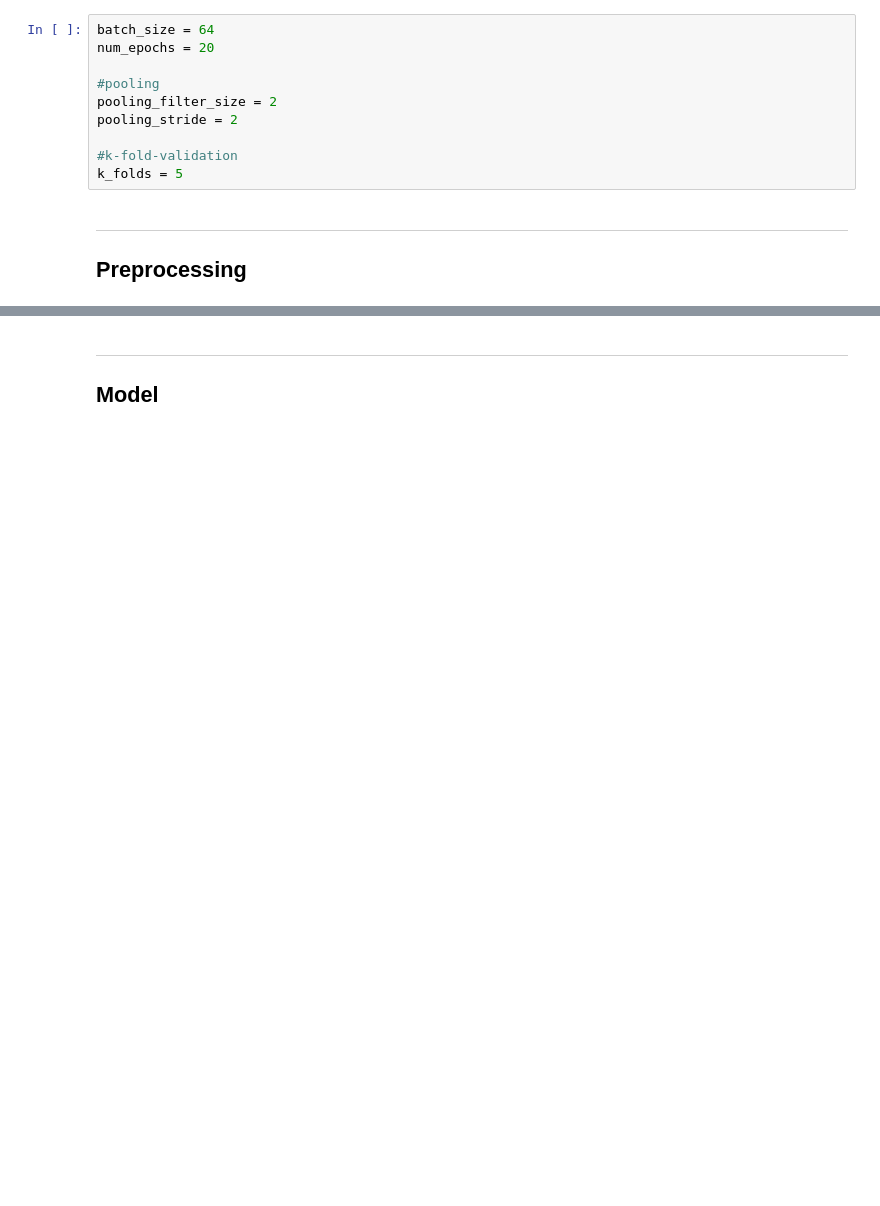
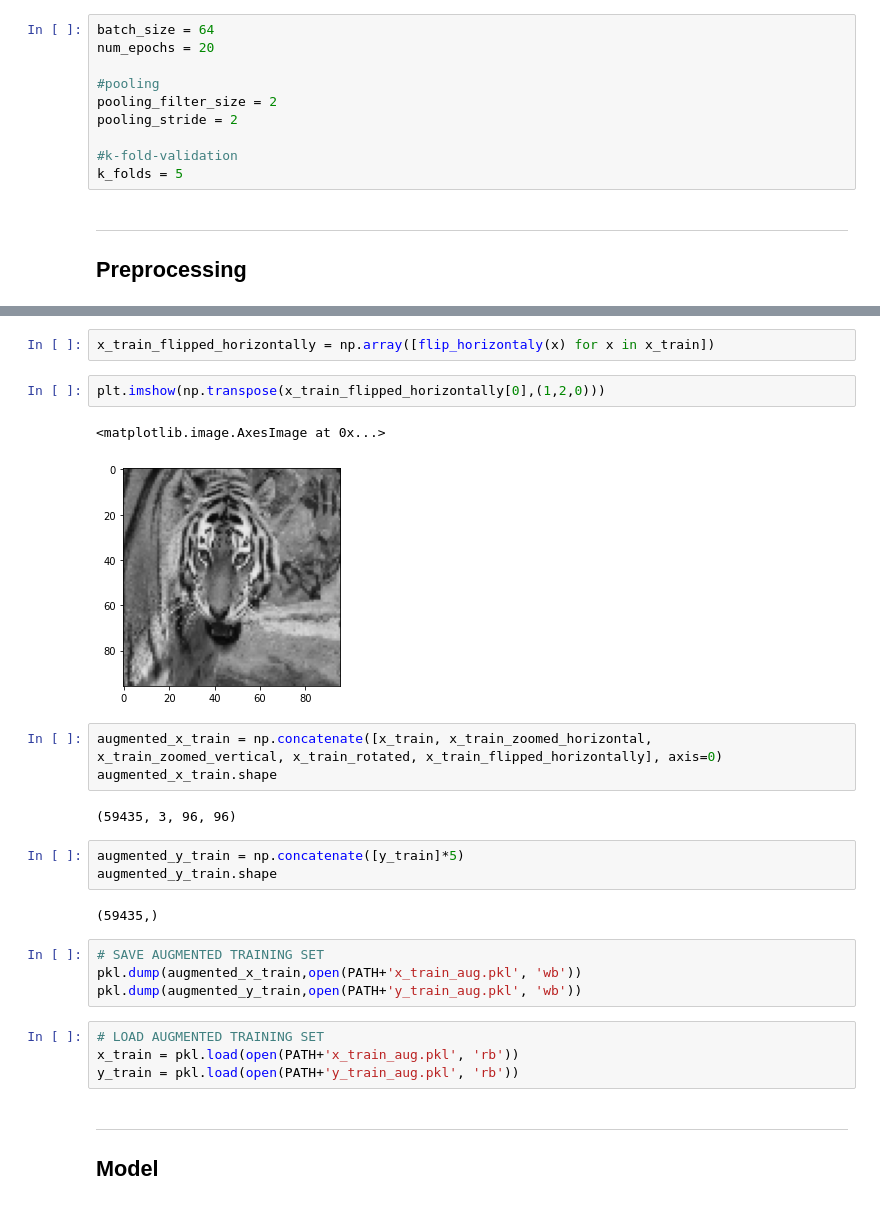
Before and after one commit to WittyTheMighty/Animal-Classification-CNN, a Jupyter notebook: final.ipynb, the cells around one changed output, grey strips where cells are left out. Cells and saved outputs as stored; diff of their text form; blank space fills up the shorter version.

```diff
--- a/final.ipynb
+++ b/final.ipynb
@@ -173,3 +211,28 @@ plt.imshow(np.transpose(blur(x_train[5],0.9),(1,2,0)))
+# %%
+x_train_flipped_horizontally = np.array([flip_horizontaly(x) for x in x_train])
+# %%
+plt.imshow(np.transpose(x_train_flipped_horizontally[0],(1,2,0)))
+# %% [output]
+<matplotlib.image.AxesImage at 0x...>
+[figure, added]
+# %%
+augmented_x_train = np.concatenate([x_train, x_train_zoomed_horizontal, x_train_zoomed_vertical, x_train_rotated, x_train_flipped_horizontally], axis=0)
+augmented_x_train.shape
+# %% [output]
+(59435, 3, 96, 96)
+# %%
+augmented_y_train = np.concatenate([y_train]*5)
+augmented_y_train.shape
+# %% [output]
+(59435,)
+# %%
+# SAVE AUGMENTED TRAINING SET
+pkl.dump(augmented_x_train,open(PATH+'x_train_aug.pkl', 'wb'))
+pkl.dump(augmented_y_train,open(PATH+'y_train_aug.pkl', 'wb'))
+# %%
+# LOAD AUGMENTED TRAINING SET
+x_train = pkl.load(open(PATH+'x_train_aug.pkl', 'rb'))
+y_train = pkl.load(open(PATH+'y_train_aug.pkl', 'rb'))
 # %% [markdown]
 ---
 ## Model
```
Also changed, not shown: parts of 11 cells of this notebook.
